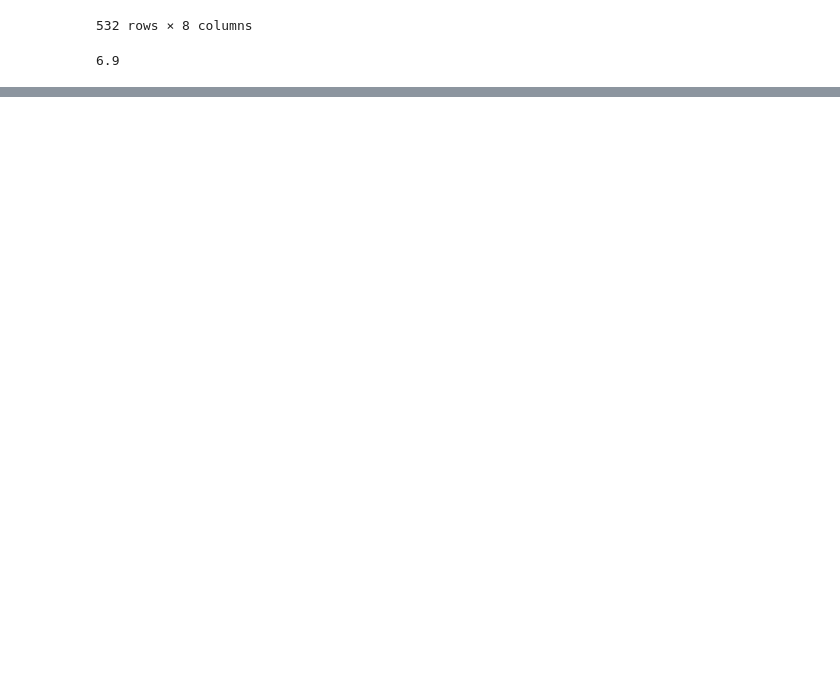
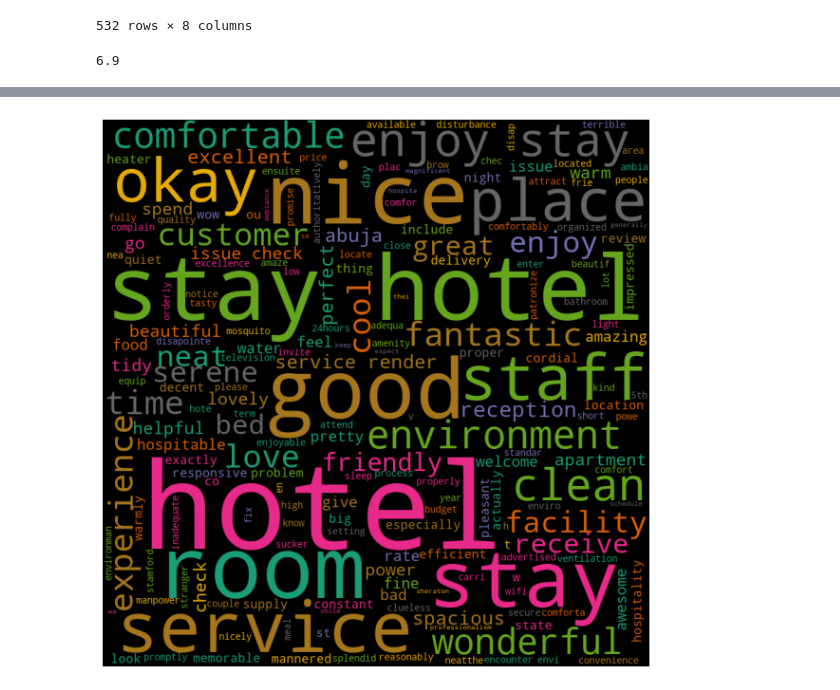
Before and after one commit to TGA-Sept-Cohort-Group-A/Reviews-Project, a Jupyter notebook: Abuja Hotels' Cleaning.ipynb, the cells around one changed output, grey strips where cells are left out. Cells and saved outputs as stored; diff of their text form; code cells hidden in the pictures; blank space fills up the shorter version.

```diff
--- a/Abuja Hotels' Cleaning.ipynb
+++ b/Abuja Hotels' Cleaning.ipynb
@@ -117,0 +152,6 @@ dataset
+# %%
+# removing punctuations
+dataset['Cleaned'] = dataset['Cleaned'].apply(lambda x: re.sub('[%s]' % re.escape(string.punctuation), '', x))
+# %%
+# removing the spaces caused bby the removal of punctations
+dataset['Cleaned']=dataset['Cleaned'].apply(lambda x: re.sub(' +',' ',x))
@@ -117,0 +181,4 @@ dataset
+# %%
+nlp = spacy.load("en_core_web_sm", disable=['parser', 'ner'])
+# %%
+dataset['lemmatized']=dataset['Cleaned'].apply(lambda x: ' '.join([token.lemma_ for token in list(nlp(x)) if (token.is_stop==False)]))
@@ -117,0 +196,14 @@ dataset
+# %%
+wordcloud = WordCloud(width = 800, height = 800,
+                colormap="Dark2",
+                min_font_size = 10).generate(' '.join(dataset['lemmatized']))
+
+# plot the WordCloud image
+plt.figure(figsize = (8, 8), facecolor = None)
+plt.imshow(wordcloud)
+plt.axis("off")
+plt.tight_layout(pad = 0)
+
+plt.show()
+# %% [output]
+[figure, added]
```
Also changed, not shown: parts of 17 cells of this notebook, 2 other files.
